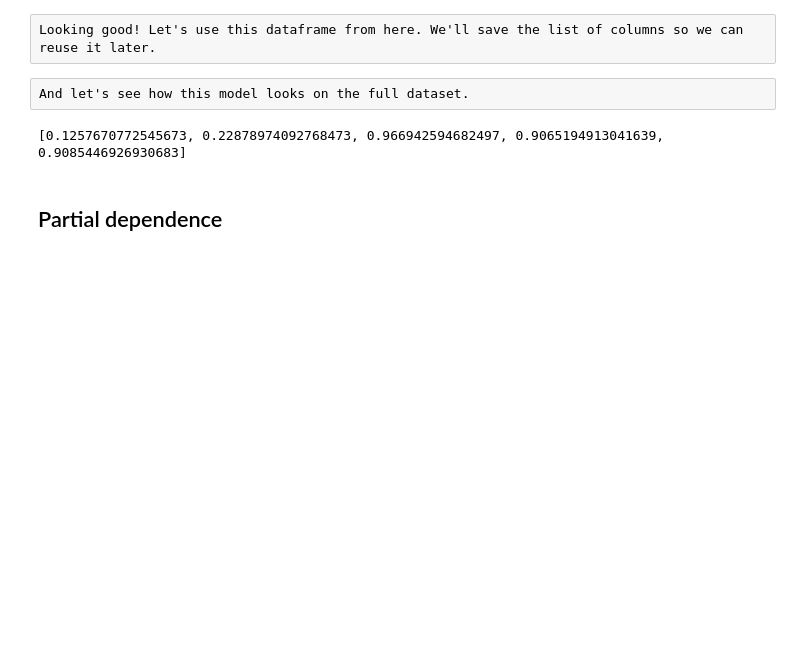
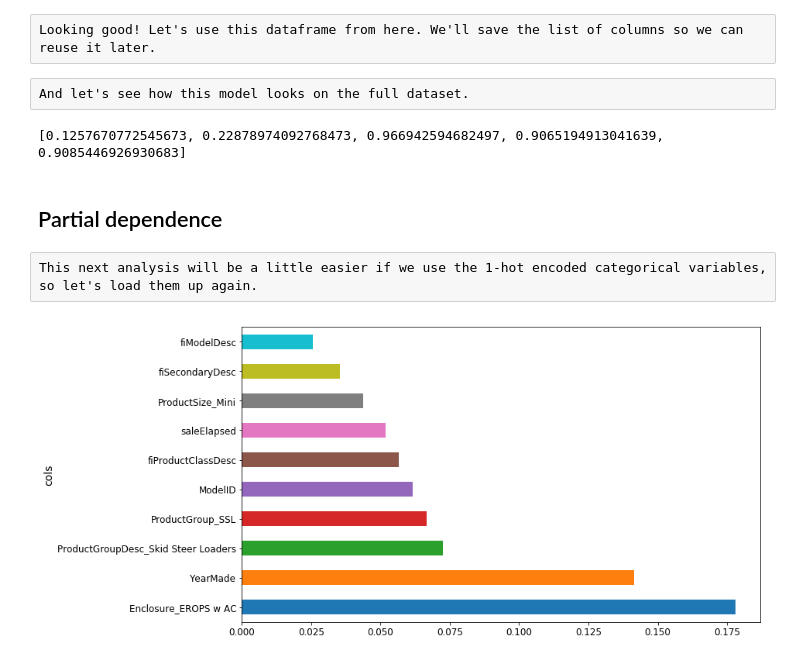
Before and after one commit to ViswanathRavindran/FastAi-ML, a Jupyter notebook: FastAi-ML2.ipynb, the cells around one changed output. Drawn from its saved outputs; the diff is of its cells as text; code cells hidden in the pictures; blank space fills up the shorter version.

```diff
--- a/FastAi-ML2.ipynb
+++ b/FastAi-ML2.ipynb
@@ -286,0 +292,11 @@ print_score(m)
+# %% [raw]
+This next analysis will be a little easier if we use the 1-hot encoded categorical variables, so let's load them up again.
+# %%
+df_trn2, y_trn, nas = proc_df(df_raw, 'SalePrice', max_n_cat=7)
+X_train, X_valid = split_vals(df_trn2, n_trn)
+m = RandomForestRegressor(n_estimators=40, min_samples_leaf=3, max_features=0.6, n_jobs=-1)
+m.fit(X_train, y_train);
+# %%
+plot_fi(rf_feat_importance(m, df_trn2)[:10]);
+# %% [output]
+[figure, added]
```
Also changed, not shown: parts of 42 cells of this notebook.
